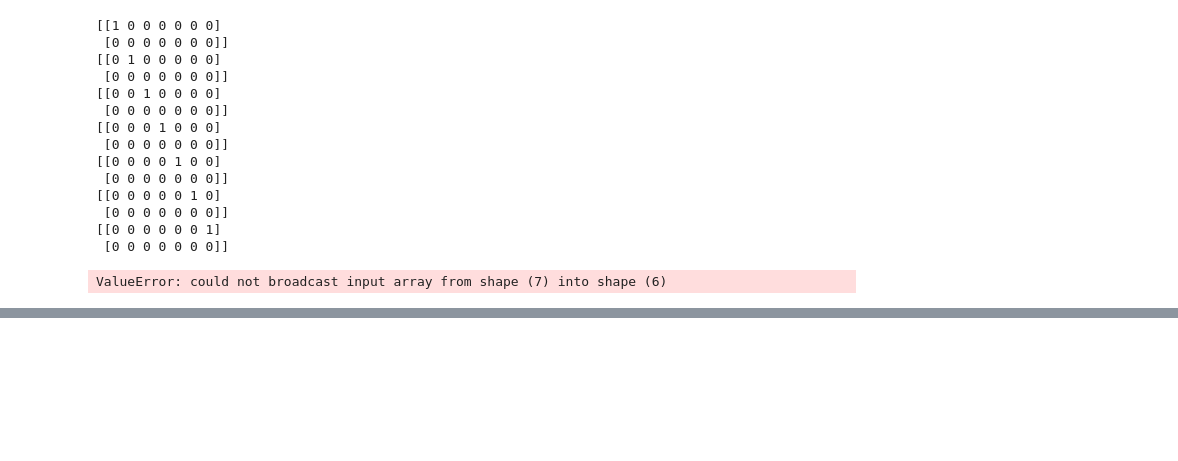
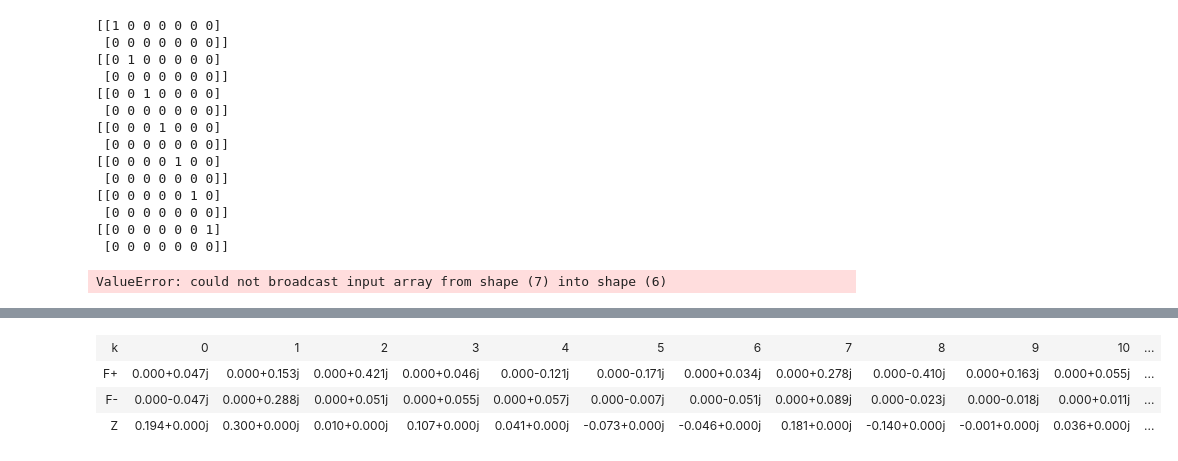
Before and after one commit to brennerd11/EpyG, a Jupyter notebook: EpyG/examples/Misc.ipynb, the cells around one changed output, grey strips where cells are left out. Drawn from its saved outputs; the diff is of its cells as text; code cells hidden in the pictures; blank space fills up the shorter version.

```diff
--- a/EpyG/examples/Misc.ipynb
+++ b/EpyG/examples/Misc.ipynb
@@ -30,0 +77,12 @@ ValueError: could not broadcast input array from shape (7) into shape (6)
+# %%
+T = epg.Transform(alpha=deg2rad(90.0),phi=0.0)
+S = epg.Shift()
+S_inv = epg.Shift(shifts=-1)
+# %%
+T*ep
+S*ep
+# %% [output]
+| k | 0 | 1 | 2 | 3 | 4 | 5 | 6 | 7 | 8 | 9 | 10 | ... |
+| F+ | 0.000+0.047j | 0.000+0.153j | 0.000+0.421j | 0.000+0.046j | 0.000-0.121j | 0.000-0.171j | 0.000+0.034j | 0.000+0.278j | 0.000-0.410j | 0.000+0.163j | 0.000+0.055j | ... |
+| F- | 0.000-0.047j | 0.000+0.288j | 0.000+0.051j | 0.000+0.055j | 0.000+0.057j | 0.000-0.007j | 0.000-0.051j | 0.000+0.089j | 0.000-0.023j | 0.000-0.018j | 0.000+0.011j | ... |
+| Z | 0.194+0.000j | 0.300+0.000j | 0.010+0.000j | 0.107+0.000j | 0.041+0.000j | -0.073+0.000j | -0.046+0.000j | 0.181+0.000j | -0.140+0.000j | -0.001+0.000j | 0.036+0.000j | ... |
```
Also changed, not shown: parts of 14 cells of this notebook, 3 other files.
